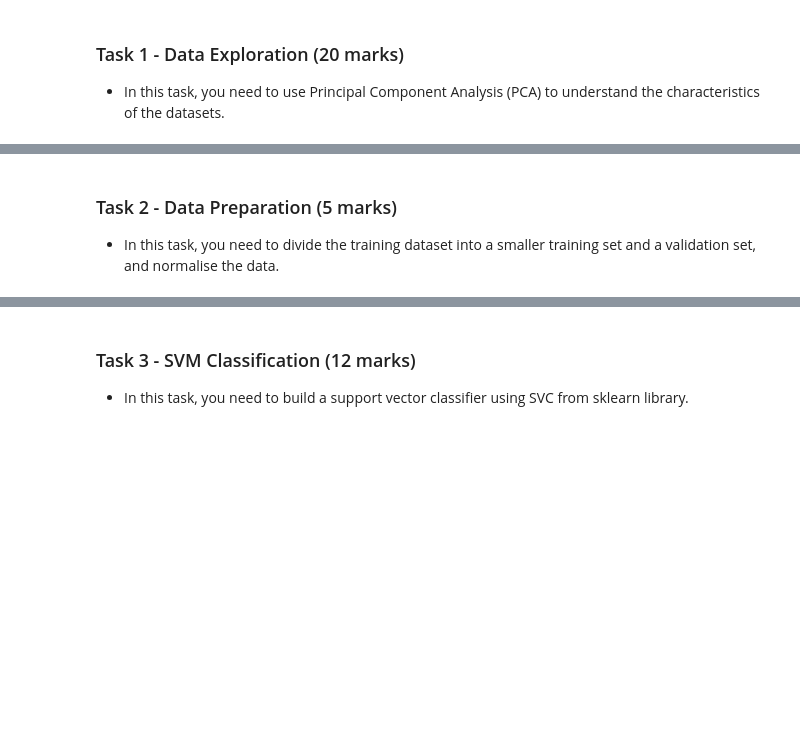
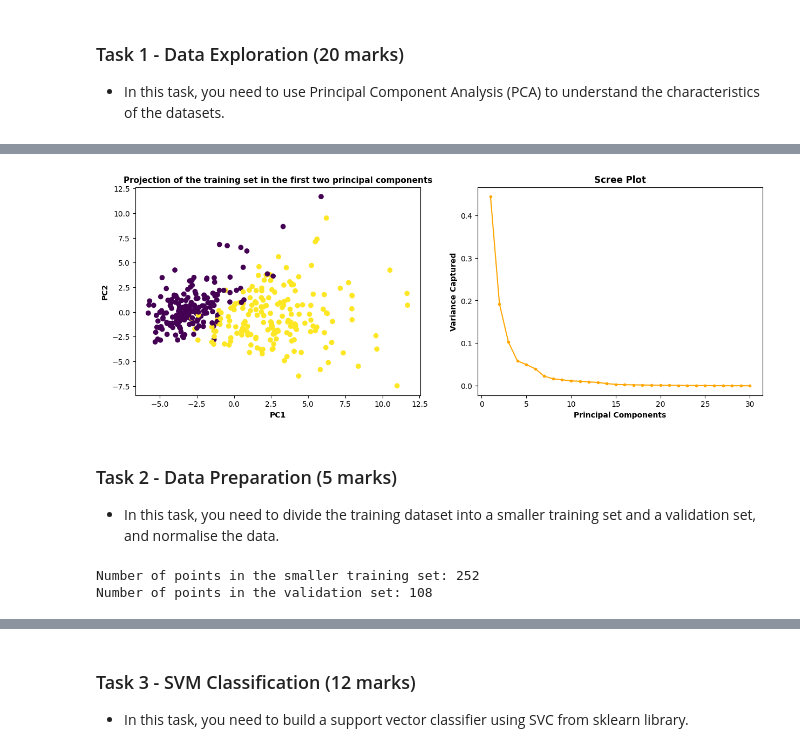
Before and after one commit to phmarcel0x/AI-ML-IAS-UofH-2024, a Jupyter notebook: 6COM1044_mlnc/mlnc_coursework/mlnc_coursework.ipynb, the cells around one changed output, grey strips where cells are left out. Drawn from its saved outputs; the diff is of its cells as text; code cells hidden in the pictures; blank space fills up the shorter version.

```diff
--- a/6COM1044_mlnc/mlnc_coursework/mlnc_coursework.ipynb
+++ b/6COM1044_mlnc/mlnc_coursework/mlnc_coursework.ipynb
@@ -45,12 +44,12 @@ plt.show()
 # %%
 # Task 1 - (c)
 
-# Normalise the training and test datasets using StandardScaler() from sklearn
-X_train_norm = StandardScaler().fit_transform(X_train)
+# Normalise the training (I) and test datasets
+X_train_I_norm = StandardScaler().fit_transform(X_train_I)
 X_test_norm = StandardScaler().fit_transform(X_test)
 
-# Report the mean and standard deviation for the first feature in the normalized test set
-mean1 = np.mean(X_test_norm[:, 0])
-print(mean1)  # Near 0 = OK
-std1 = np.std(X_test_norm[:, 0])
-print(std1)  # Near 1 (unit std) = OK
+# Report the mean and standard deviation for the first feature in the normalised test set
+mean_test_norm_feature1 = np.mean(X_test_norm[:, 0])
+print("Mean of the first feature in the normalised test set: ", mean_test_norm_feature1)  # Near 0 = OK
+std_test_norm_feature1 = np.std(X_test_norm[:, 0])
+print("Standard deviation of the first feature in the normalised test set: ", std_test_norm_feature1)  # Near 1 = OK
@@ -57,9 +59,9 @@ print(std1)  # Near 1 (unit std) = OK
 # %%
 # Task 1 - (d)
 
-# Perform a PCA analysis on the scaled training set
+# Perform a PCA analysis on the scaled training set (I)
 pca = PCA()
-projections = pca.fit_transform(X_train_norm)  # The projections matrix represents the eigenvectors of the covariance matrix
+projections = pca.fit_transform(X_train_I_norm)  # The projections matrix represents the eigenvectors of the covariance matrix
 print(f"PCA Projections Shape: {projections.shape}")  # Confirm the shape of the projections matrix matches the number of features
 
 # Report how much variance has been captured in the PCA analysis
@@ -70,23 +86,25 @@ print(f"\nSum of Variance Captured by PCA components: {variance_ratio_sum}")
 # %%
 # Task 1 - (d) Plots
 
-# Two subplots in one figure
+# Create a figure with two subplots
 figure1, ax = plt.subplots(1, 2, figsize=(15, 5))
 
-# Projection of the training set in PC1 and PC2
-ax[0].scatter(projections[:, 0], projections[:, 1], c=y_train)
+# Create a scatter plot of the projections of the training set (I) in the first two principal components
+ax[0].scatter(projections[:, 0], projections[:, 1], c=y_train_I)
 ax[0].set_xlabel('PC1', fontweight='bold')
 ax[0].set_ylabel('PC2', fontweight='bold')
 ax[0].set_title('Projection of the training set in the first two principal components', fontweight='bold', fontsize=11)
 
-# Scree plot of the variance captured by each component
+# Create a scree plot of the variance captured by each principal component
 ax[1].plot(range(1, 31), variance_ratios, marker='.', color='orange')
 ax[1].set_xlabel('Principal Components', fontweight='bold')
 ax[1].set_ylabel('Variance Captured', fontweight='bold')
 ax[1].set_title('Scree Plot', fontweight='bold')
 
 plt.show()
 figure1.savefig('Task1_D_Plots.png')
+# %% [output]
+[figure, added]
 # %% [markdown]
 ### Task 2 - Data Preparation (5 marks)
 - In this task, you need to divide the training dataset into a smaller training set and a validation set, and normalise the data.
@@ -94,9 +112,11 @@ figure1.savefig('Task1_D_Plots.png')
 # Task 2 - (a)
 
 # Divide the training set using 30% as the validation set, randomly selecting the points
-X_train_II, X_val, y_train_II, y_val = train_test_split(X_train, y_train, test_size=0.3, random_state=38)
-# X_train_II, X_val, y_train_II, y_val = train_test_split(X_train, y_train, test_size=0.3, random_state=38, stratify=y_train)  # Stratify the split to maintain the class distribution
+X_train_II, X_val, y_train_II, y_val = train_test_split(X_train_I, y_train_I, test_size=0.3, random_state=42)  # 42 is the answer to everything :)
 
 # Report the number of points in each set
 print(f"Number of points in the smaller training set: {X_train_II.shape[0]}")
 print(f"Number of points in the validation set: {X_val.shape[0]}")
+# %% [output]
+Number of points in the smaller training set: 252
+Number of points in the validation set: 108
```
Also changed, not shown: parts of 11 cells of this notebook, 1 other file.
